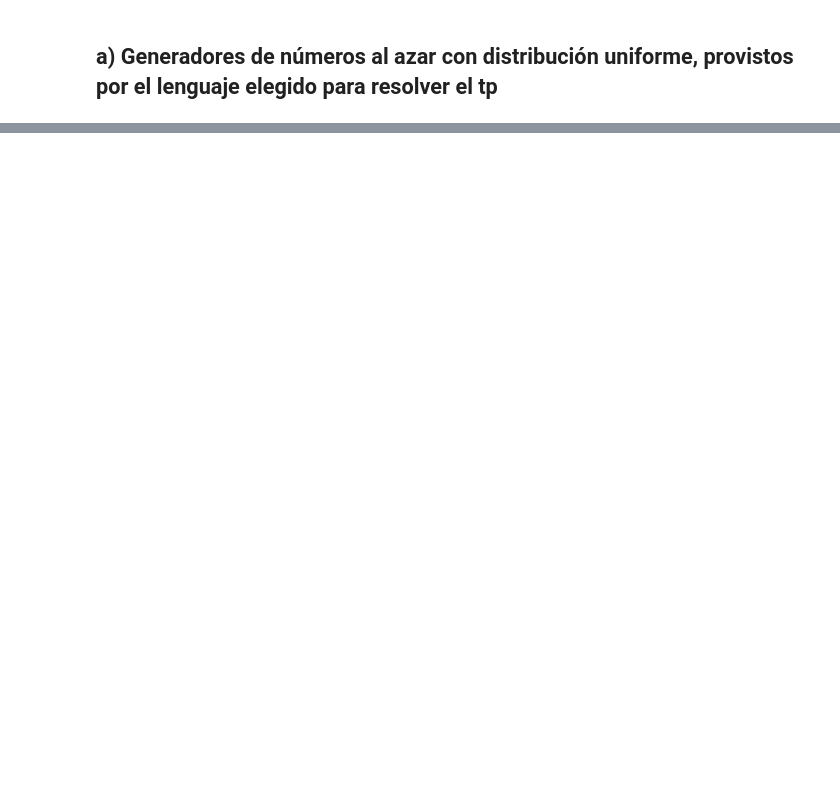
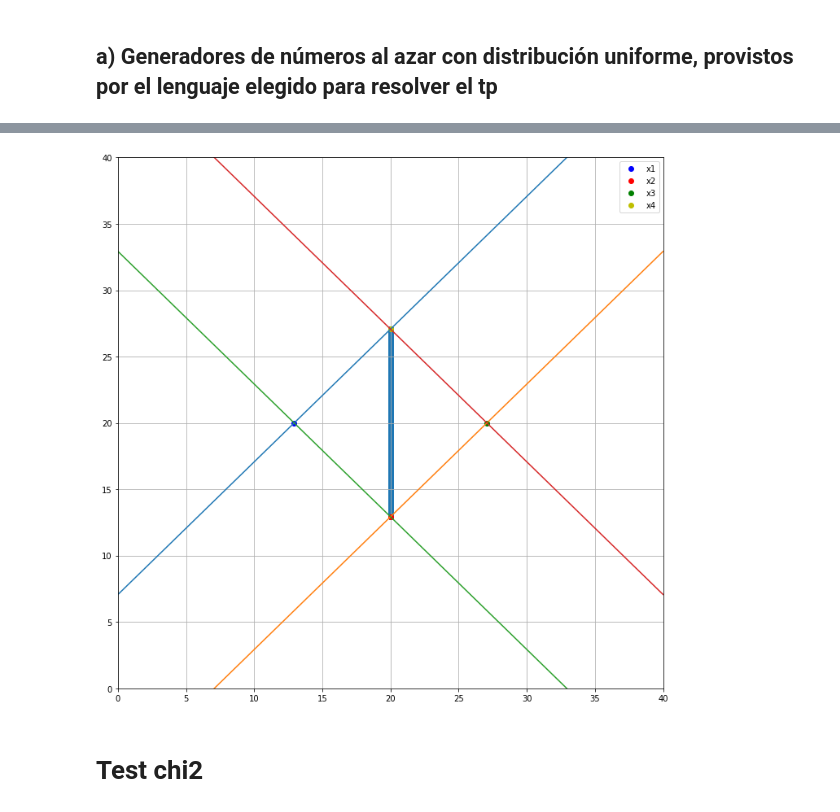
Before and after one commit to nicolaslongo/tp1-simulacion, a Jupyter notebook: Ejercicio 3.ipynb, the cells around one changed output, grey strips where cells are left out. Drawn from its saved outputs; the diff is of its cells as text; code cells hidden in the pictures; blank space fills up the shorter version.

```diff
--- a/Ejercicio 3.ipynb
+++ b/Ejercicio 3.ipynb
@@ -73,0 +122,43 @@ plt.show()
+# %%
+m = 2e32
+a = 1013904223
+c = 1664525
+u0 = np.array([89992, 90251, 98271, 98577]).mean()
+# %%
+def GCL_elemento(Un):
+    return (a*Un + c) % m
+
+def GCL_vector(N, seed):
+    v = np.empty(N)
+    v[0] = seed
+    for i in range(1,N):
+        v[i] = GCL_elemento(v[i-1])
+    return v
+
+def GCL_vector_normalizado(N, seed):
+    v = GCL_vector(N+1, seed)
+    return v[1:] * 1/m
+# %%
+xs = GCL_vector_normalizado(N_POINTS, u0) * 10 + 15
+ys = GCL_vector_normalizado(N_POINTS, u0) * 10 + 15
+# %%
+l = []
+for i in range(N_POINTS):
+    l.append(rotate((20, 20), (xs[i], ys[i]), radians(45)))
+# %%
+plt.figure(figsize=(12, 12))
+plt.plot( p1[0], p1[1], 'go', label='x1', color='b')
+plt.plot( p2[0], p2[1], 'go', label='x2', color='r')
+plt.plot( p3[0], p3[1], 'go', label='x3', color='g')
+plt.plot( p4[0], p4[1], 'go', label='x4', color='y')
+plot_lines()
+plt.scatter([x[0] for x in l], [x[1] for x in l])
+plt.ylim( (0, MAX_POINT) )
+plt.xlim( (0, MAX_POINT) )
+plt.grid('on')
+plt.legend()
+plt.show()
+# %% [output]
+[figure, added]
+# %% [markdown]
+# Test chi2
```
Also changed, not shown: parts of 21 cells of this notebook.
